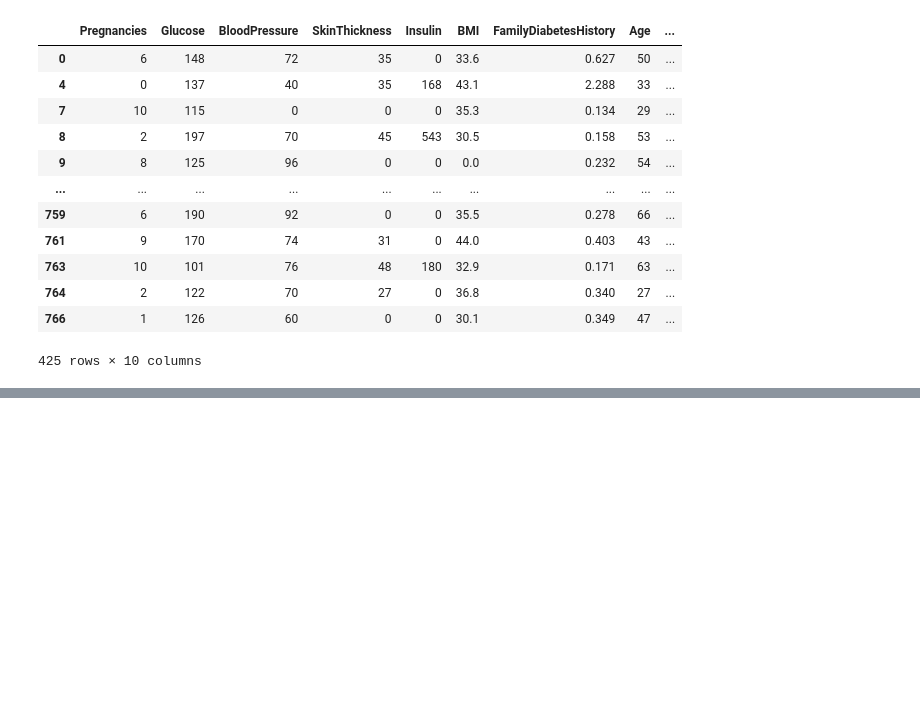
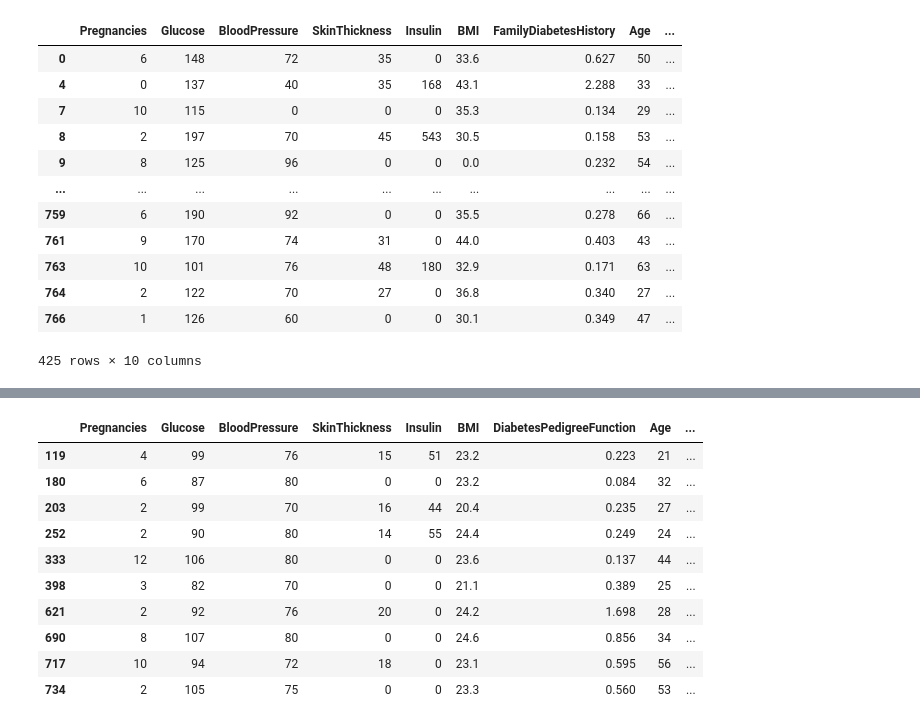
Before and after one commit to edytea/ACE-big-bio-data-class, a Jupyter notebook: Assignments/ACE_Big_Data_Class_Feb_2024_Pandas_Live_Class And Assignment.ipynb, the cells around one changed output, grey strips where cells are left out. Saved outputs shown, nothing was run; the diff lists cells and outputs as text; code cells hidden in the pictures; blank space fills up the shorter version.

```diff
--- a/Assignments/ACE_Big_Data_Class_Feb_2024_Pandas_Live_Class And Assignment.ipynb
+++ b/Assignments/ACE_Big_Data_Class_Feb_2024_Pandas_Live_Class And Assignment.ipynb
@@ -559,0 +607,23 @@ filtered_data3
+# %%
+# Detailed Health Profile Selection: Find individuals who meet a detailed health profile for a specific study: non-diabetic ('Outcome' of 0), 'Glucose' levels between 80 and 110, 'BloodPressure' between 70 and 85, and 'BMI' between 20 and 25.
+filtered_data6 = data[
+    (data["Outcome"] == 0)
+    & (data["Glucose"].between(80, 110))  # Non-diabetic
+    & (data["BloodPressure"].between(70, 85))  # Glucose levels between 80 and 110
+    & (  # BloodPressure between 70 and 85
+        data["BMI"].between(20, 25)
+    )  # BMI between 20 and 25
+]
+filtered_data6
+# %% [output]
+|  | Pregnancies | Glucose | BloodPressure | SkinThickness | Insulin | BMI | DiabetesPedigreeFunction | Age | ... |
+| 119 | 4 | 99 | 76 | 15 | 51 | 23.2 | 0.223 | 21 | ... |
+| 180 | 6 | 87 | 80 | 0 | 0 | 23.2 | 0.084 | 32 | ... |
+| 203 | 2 | 99 | 70 | 16 | 44 | 20.4 | 0.235 | 27 | ... |
+| 252 | 2 | 90 | 80 | 14 | 55 | 24.4 | 0.249 | 24 | ... |
+| 333 | 12 | 106 | 80 | 0 | 0 | 23.6 | 0.137 | 44 | ... |
+| 398 | 3 | 82 | 70 | 0 | 0 | 21.1 | 0.389 | 25 | ... |
+| 621 | 2 | 92 | 76 | 20 | 0 | 24.2 | 1.698 | 28 | ... |
+| 690 | 8 | 107 | 80 | 0 | 0 | 24.6 | 0.856 | 34 | ... |
+| 717 | 10 | 94 | 72 | 18 | 0 | 23.1 | 0.595 | 56 | ... |
+| 734 | 2 | 105 | 75 | 0 | 0 | 23.3 | 0.560 | 53 | ... |
```
Also changed, not shown: parts of 3 cells of this notebook.
